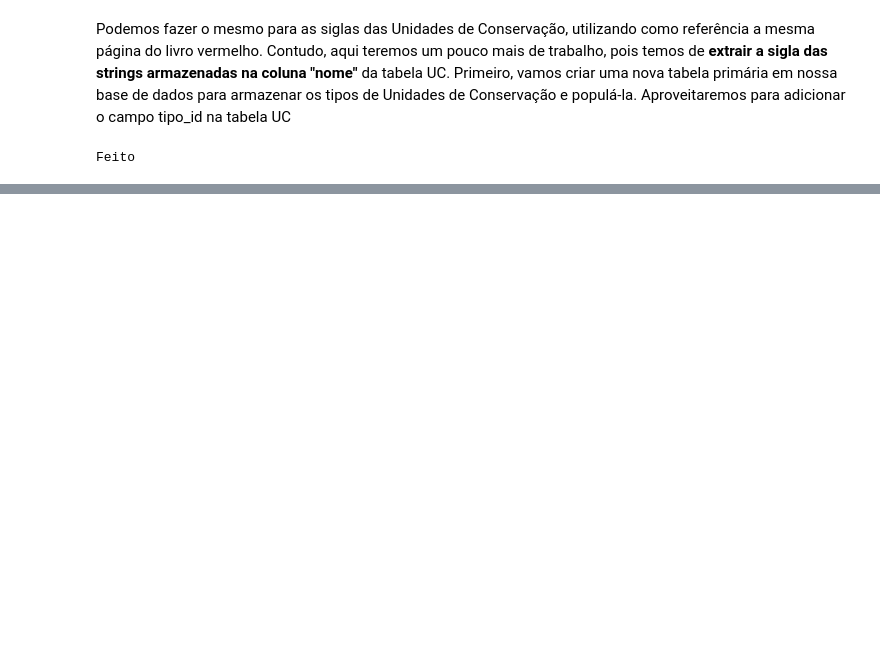
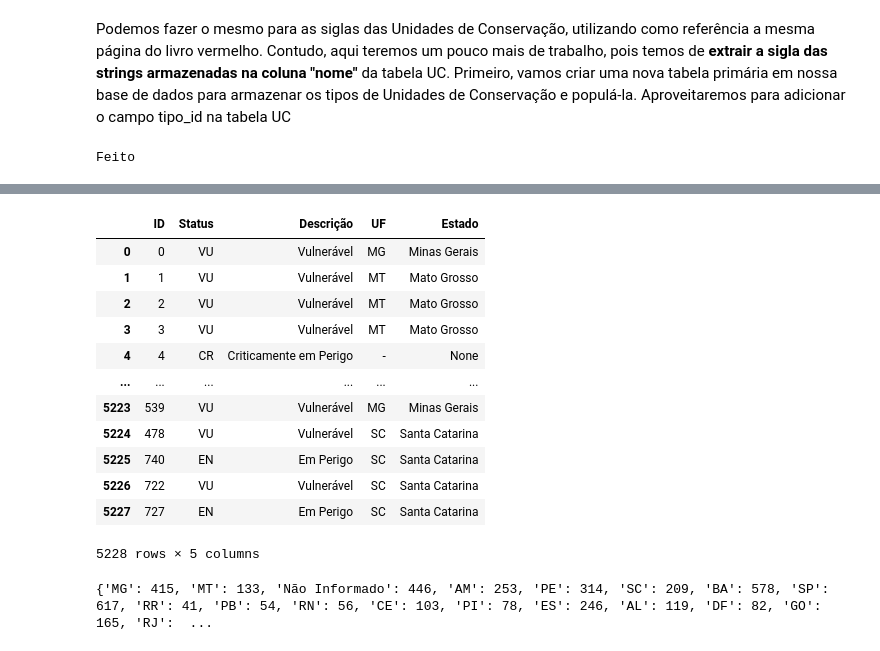
Before and after one commit to fesmazz/Projetos, a Jupyter notebook: Fauna/fauna.ipynb, the cells around one changed output, grey strips where cells are left out. Cells and saved outputs as stored; diff of their text form; code cells hidden in the pictures; blank space fills up the shorter version.

```diff
--- a/Fauna/fauna.ipynb
+++ b/Fauna/fauna.ipynb
@@ -574,0 +599,41 @@ TypeError: 'NoneType' object is not subscriptable
+# %%
+sqlstr = ("""
+SELECT especie.id AS "ID", categoria.nome AS "Status", categoria.descricao AS "Descrição", UF.nome AS "UF", UF.nome_ext AS "Estado"
+FROM risco JOIN especie JOIN categoria JOIN UC JOIN UF
+WHERE risco.especie_id = especie.id AND risco.categoria_id = categoria.id AND risco.UC_id = UC.id AND  UC.UF_id = UF.id
+""")
+dados = pd.read_sql_query(sqlstr, conn)
+display(dados)
+# %% [output]
+|  | ID | Status | Descrição | UF | Estado |
+| 0 | 0 | VU | Vulnerável | MG | Minas Gerais |
+| 1 | 1 | VU | Vulnerável | MT | Mato Grosso |
+| 2 | 2 | VU | Vulnerável | MT | Mato Grosso |
+| 3 | 3 | VU | Vulnerável | MT | Mato Grosso |
+| 4 | 4 | CR | Criticamente em Perigo | - | None |
+| ... | ... | ... | ... | ... | ... |
+| 5223 | 539 | VU | Vulnerável | MG | Minas Gerais |
+| 5224 | 478 | VU | Vulnerável | SC | Santa Catarina |
+| 5225 | 740 | EN | Em Perigo | SC | Santa Catarina |
+| 5226 | 722 | VU | Vulnerável | SC | Santa Catarina |
+| 5227 | 727 | EN | Em Perigo | SC | Santa Catarina |
+5228 rows × 5 columns
+# %%
+ufs = dados["UF"].unique() #recupera as strings únicas presentes na coluna UF do dataframe dados (i.e, as siglas das UFs)
+count_uf = dict()
+for uf in ufs:
+    if uf is None:
+        continue
+    subset = dados["UF"] == uf
+    count = dados[subset]["UF"].count()
+    if uf == "-": uf = "Não Informado"
+    if uf.find("/") != -1: #para os casos em que há várias siglas separadas por "/",
+        split = re.split("/", uf) # dividimos a string
+        for i in range(len(split)): # e adicionamos o valor de count a cada uma das siglas presentes
+            count_uf[split[i]] = count_uf.get(split[i], 0) + count
+    else:
+        count_uf[uf] = count_uf.get(uf, 0) + count
+
+print (count_uf)
+# %% [output]
+{'MG': 415, 'MT': 133, 'Não Informado': 446, 'AM': 253, 'PE': 314, 'SC': 209, 'BA': 578, 'SP': 617, 'RR': 41, 'PB': 54, 'RN': 56, 'CE': 103, 'PI': 78, 'ES': 246, 'AL': 119, 'DF': 82, 'GO': 165, 'RJ':  ...
```
Also changed, not shown: parts of 9 cells of this notebook, 8 other files.
